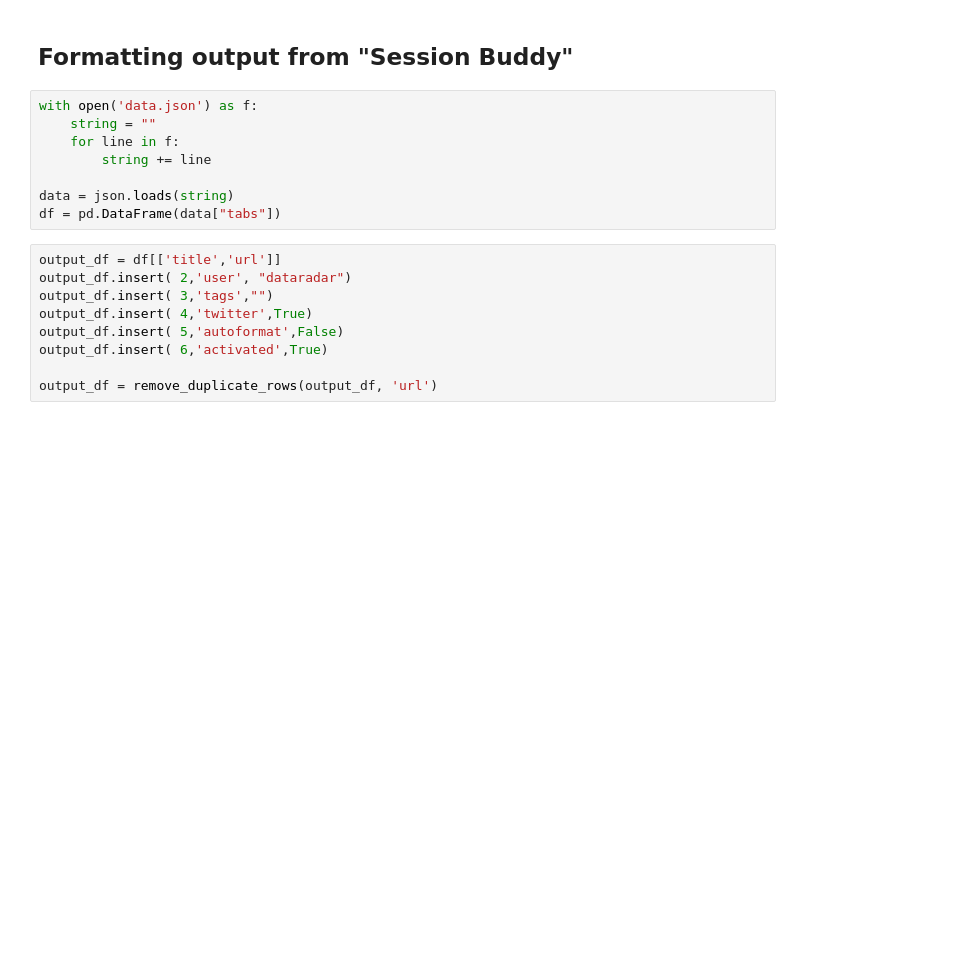
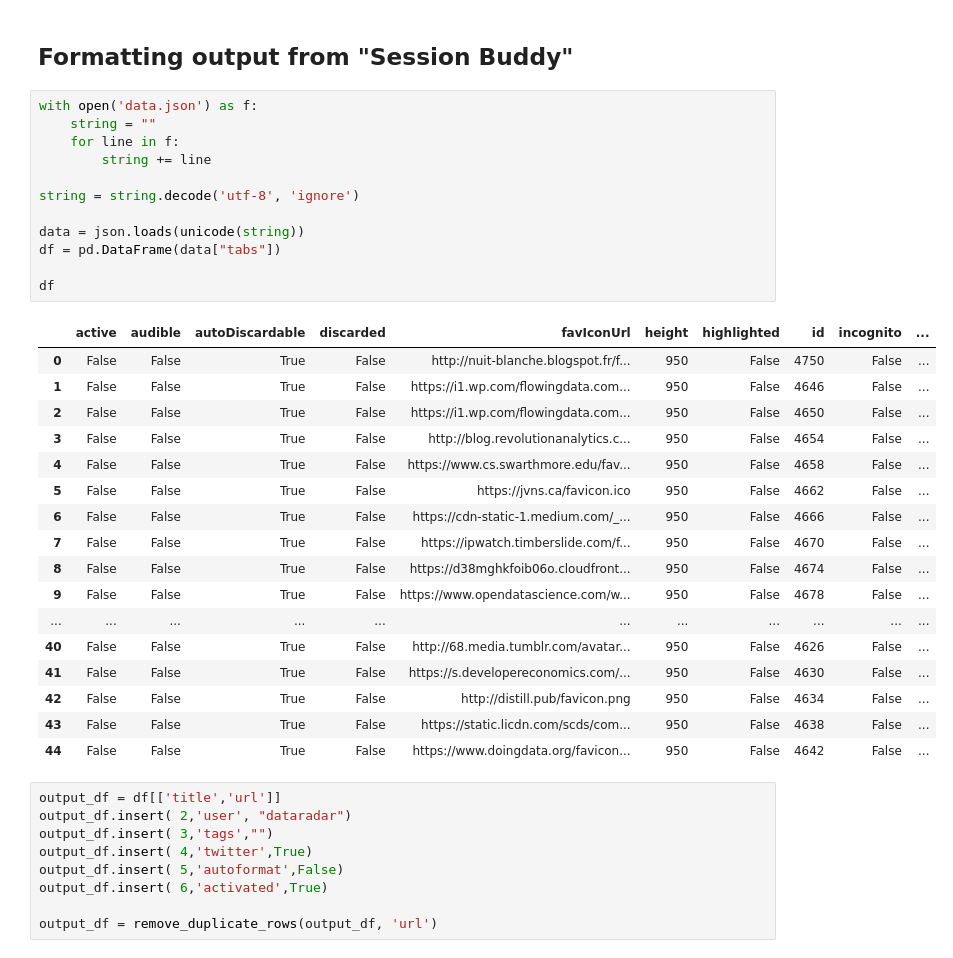
Before and after one commit to DEKHTIARJonathan/FeedCrunch.IO, a Jupyter notebook: example_files/blog_posts/Json Processing.ipynb, the cells around one changed output. Cells and saved outputs as stored; diff of their text form; blank space fills up the shorter version.

```diff
--- a/example_files/blog_posts/Json Processing.ipynb
+++ b/example_files/blog_posts/Json Processing.ipynb
@@ -101,11 +101,33 @@ def encode_multipart(fields, files, boundary=None):
 # %%
 with open('data.json') as f:
     string = ""
     for line in f:
         string += line
 
-data = json.loads(string)
+string = string.decode('utf-8', 'ignore')
+
+data = json.loads(unicode(string))
 df = pd.DataFrame(data["tabs"])
+
+df
+# %% [output]
+|  | active | audible | autoDiscardable | discarded | favIconUrl | height | highlighted | id | incognito | ... |
+| 0 | False | False | True | False | http://nuit-blanche.blogspot.fr/f... | 950 | False | 4750 | False | ... |
+| 1 | False | False | True | False | https://i1.wp.com/flowingdata.com... | 950 | False | 4646 | False | ... |
+| 2 | False | False | True | False | https://i1.wp.com/flowingdata.com... | 950 | False | 4650 | False | ... |
+| 3 | False | False | True | False | http://blog.revolutionanalytics.c... | 950 | False | 4654 | False | ... |
+| 4 | False | False | True | False | https://www.cs.swarthmore.edu/fav... | 950 | False | 4658 | False | ... |
+| 5 | False | False | True | False | https://jvns.ca/favicon.ico | 950 | False | 4662 | False | ... |
+| 6 | False | False | True | False | https://cdn-static-1.medium.com/_... | 950 | False | 4666 | False | ... |
+| 7 | False | False | True | False | https://ipwatch.timberslide.com/f... | 950 | False | 4670 | False | ... |
+| 8 | False | False | True | False | https://d38mghkfoib06o.cloudfront... | 950 | False | 4674 | False | ... |
+| 9 | False | False | True | False | https://www.opendatascience.com/w... | 950 | False | 4678 | False | ... |
+| ... | ... | ... | ... | ... | ... | ... | ... | ... | ... | ... |
+| 40 | False | False | True | False | http://68.media.tumblr.com/avatar... | 950 | False | 4626 | False | ... |
+| 41 | False | False | True | False | https://s.developereconomics.com/... | 950 | False | 4630 | False | ... |
+| 42 | False | False | True | False | http://distill.pub/favicon.png | 950 | False | 4634 | False | ... |
+| 43 | False | False | True | False | https://static.licdn.com/scds/com... | 950 | False | 4638 | False | ... |
+| 44 | False | False | True | False | https://www.doingdata.org/favicon... | 950 | False | 4642 | False | ... |
 # %%
 output_df = df[['title','url']]
 output_df.insert( 2,'user', "dataradar")
```
Also changed, not shown: parts of 8 cells of this notebook, 6 other files.
